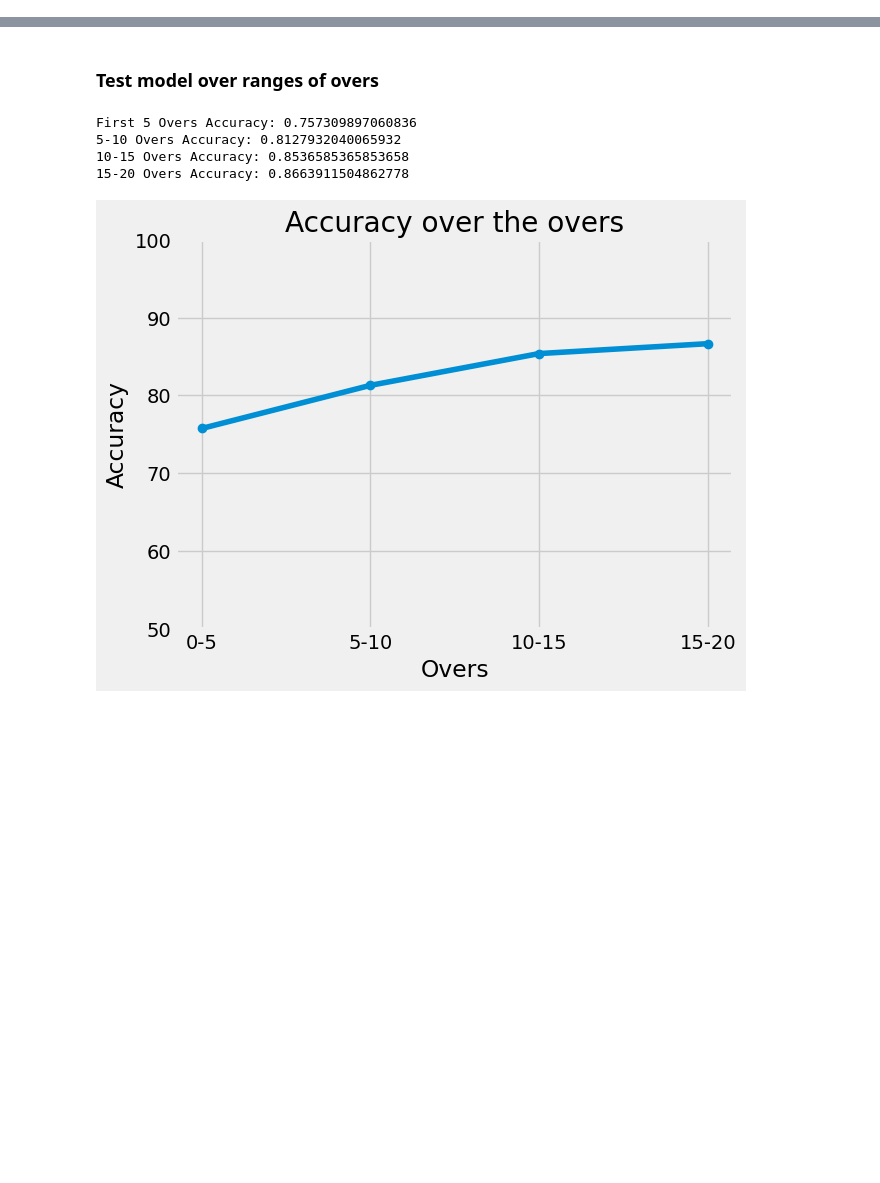
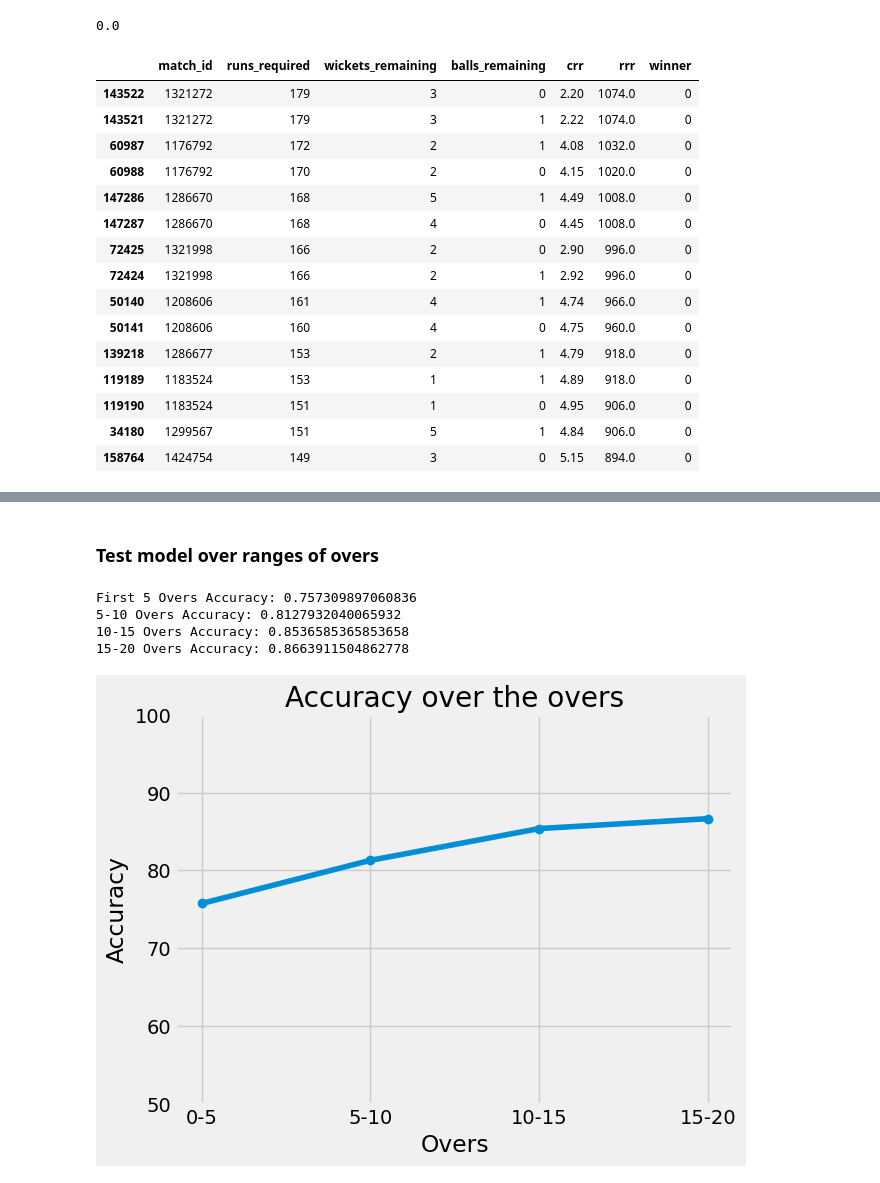
Before and after one commit to rushabhhere/t20-winner-prediction, a Jupyter notebook: model.ipynb, the cells around one changed output, grey strips where cells are left out. Saved outputs shown, nothing was run; the diff lists cells and outputs as text; code cells hidden in the pictures; blank space fills up the shorter version.

```diff
--- a/model.ipynb
+++ b/model.ipynb
@@ -70,0 +210,23 @@ df
+# %%
+df['rrr'].min()
+# %% [output]
+0.0
+# %%
+df.sort_values(by='rrr', ascending=False).head(15)
+# %% [output]
+|  | match_id | runs_required | wickets_remaining | balls_remaining | crr | rrr | winner |
+| 143522 | 1321272 | 179 | 3 | 0 | 2.20 | 1074.0 | 0 |
+| 143521 | 1321272 | 179 | 3 | 1 | 2.22 | 1074.0 | 0 |
+| 60987 | 1176792 | 172 | 2 | 1 | 4.08 | 1032.0 | 0 |
+| 60988 | 1176792 | 170 | 2 | 0 | 4.15 | 1020.0 | 0 |
+| 147286 | 1286670 | 168 | 5 | 1 | 4.49 | 1008.0 | 0 |
+| 147287 | 1286670 | 168 | 4 | 0 | 4.45 | 1008.0 | 0 |
+| 72425 | 1321998 | 166 | 2 | 0 | 2.90 | 996.0 | 0 |
+| 72424 | 1321998 | 166 | 2 | 1 | 2.92 | 996.0 | 0 |
+| 50140 | 1208606 | 161 | 4 | 1 | 4.74 | 966.0 | 0 |
+| 50141 | 1208606 | 160 | 4 | 0 | 4.75 | 960.0 | 0 |
+| 139218 | 1286677 | 153 | 2 | 1 | 4.79 | 918.0 | 0 |
+| 119189 | 1183524 | 153 | 1 | 1 | 4.89 | 918.0 | 0 |
+| 119190 | 1183524 | 151 | 1 | 0 | 4.95 | 906.0 | 0 |
+| 34180 | 1299567 | 151 | 5 | 1 | 4.84 | 906.0 | 0 |
+| 158764 | 1424754 | 149 | 3 | 0 | 5.15 | 894.0 | 0 |
```
Also changed, not shown: parts of 34 cells of this notebook, 1 other file.
